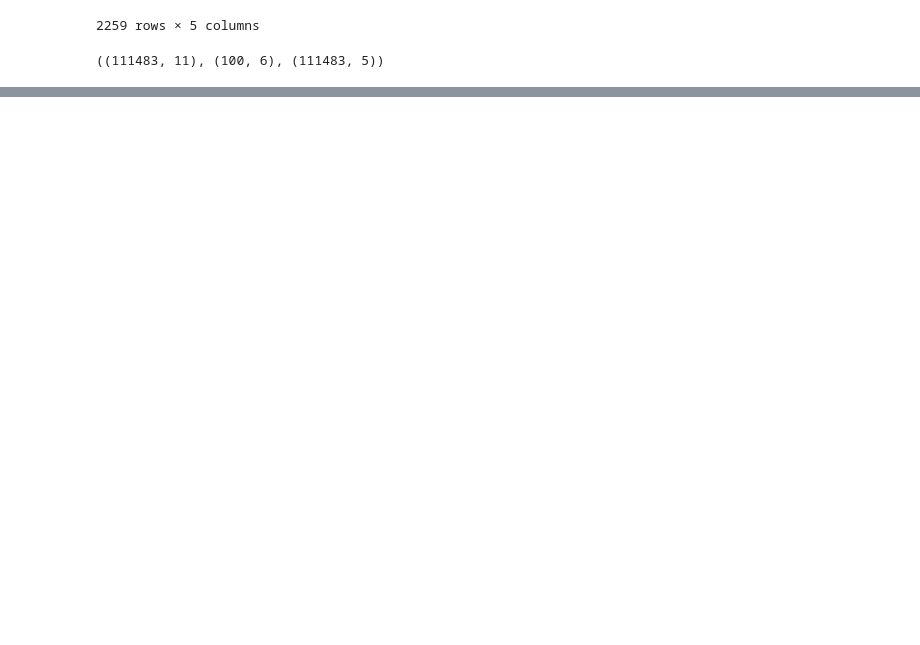
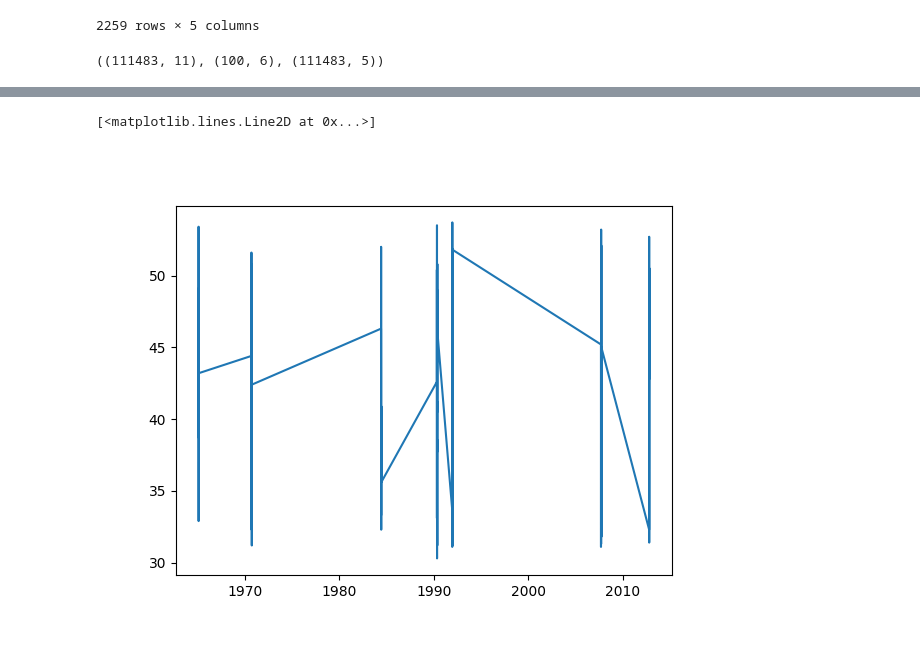
Before and after one commit to BIOS6644/BIOS6644_Spring_2024, a Jupyter notebook: Modules/Module_1/docs/M1_BIOS6644_MedRecs_JamesKing.ipynb, the cells around one changed output, grey strips where cells are left out. Saved outputs shown, nothing was run; the diff lists cells and outputs as text; code cells hidden in the pictures; blank space fills up the shorter version.

```diff
--- a/Modules/Module_1/docs/M1_BIOS6644_MedRecs_JamesKing.ipynb
+++ b/Modules/Module_1/docs/M1_BIOS6644_MedRecs_JamesKing.ipynb
@@ -175,3 +220,16 @@ Name: count, dtype: int64
+# %%
+subdf = jdf.loc[(jdf.index=='80D356B4-F974-441F-A5F2-F95986D119A2') & (jdf.LabName.str.startswith('CBC: HEMATOCRIT'))]
+# %%
+# 2)
+%matplotlib widget
+dts = subdf.LabDateTime
+vls = subdf.LabValue
+
+plt.figure()
+plt.plot(dts, vls)
+# %% [output]
+[<matplotlib.lines.Line2D at 0x...>]
+[figure, added]
 # %%
 ##################################################################################################################
 #
```
Also changed, not shown: parts of 8 cells of this notebook, 1 other file.
